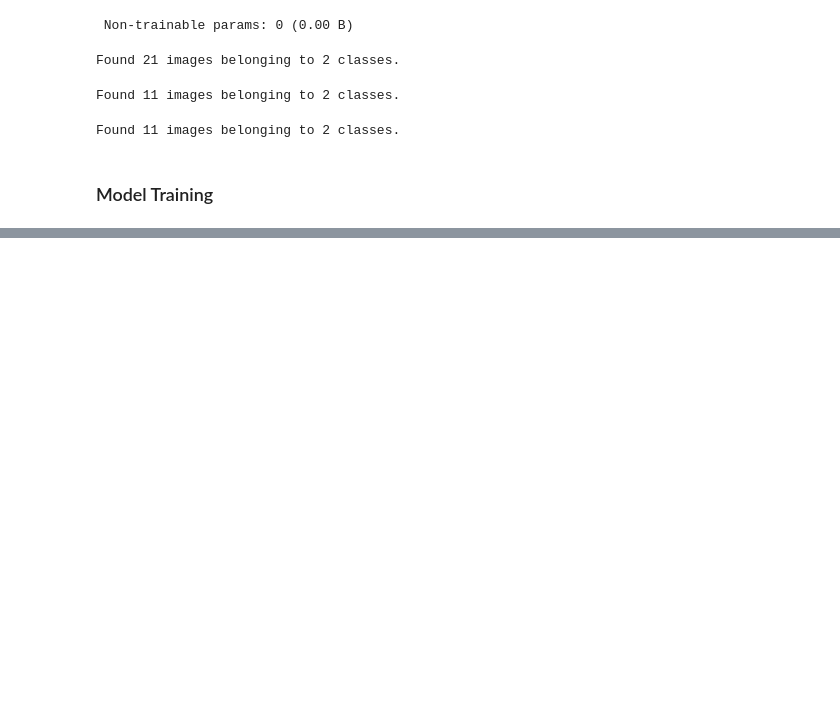
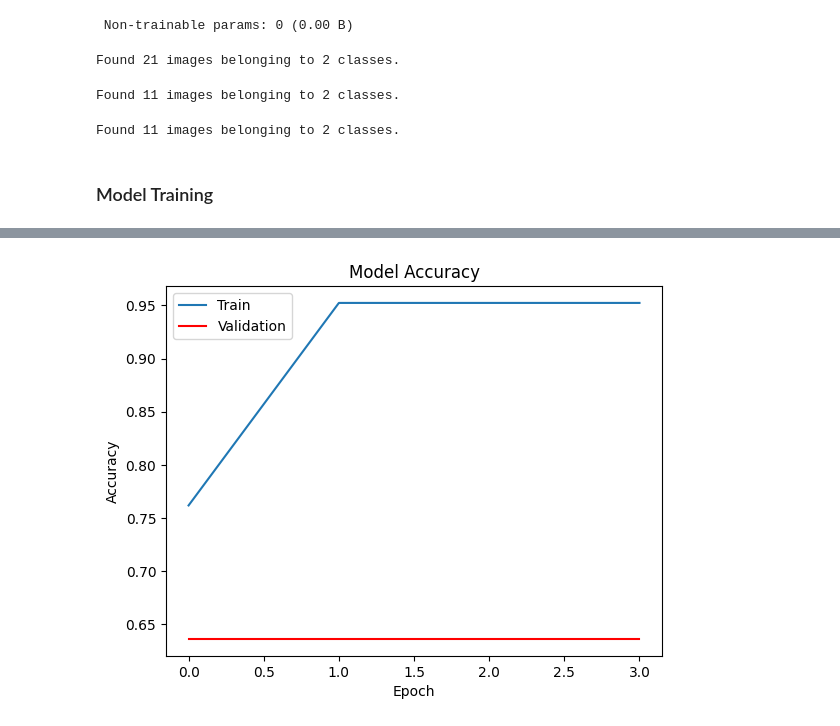
Before and after one commit to kiboiWanjohi/scotep-kenya, a Jupyter notebook: learn.ipynb, the cells around one changed output, grey strips where cells are left out. Drawn from its saved outputs; the diff is of its cells as text; code cells hidden in the pictures; blank space fills up the shorter version.

Commit message:
rem - accuracy

```diff
--- a/learn.ipynb
+++ b/learn.ipynb
@@ -165,0 +190,15 @@ hs = model.fit(train_data,
+# %%
+# Model Graphical INTERPRETATION
+h = hs.history
+h.keys()
+
+
+plt.plot(h['accuracy'])
+plt.plot(h['val_accuracy'], c='red')
+plt.title('Model Accuracy')
+plt.ylabel('Accuracy')
+plt.xlabel('Epoch')
+plt.legend(['Train', 'Validation'], loc='upper left')
+plt.show()
+# %% [output]
+[figure, added]
```
Also changed, not shown: parts of 11 cells of this notebook.
